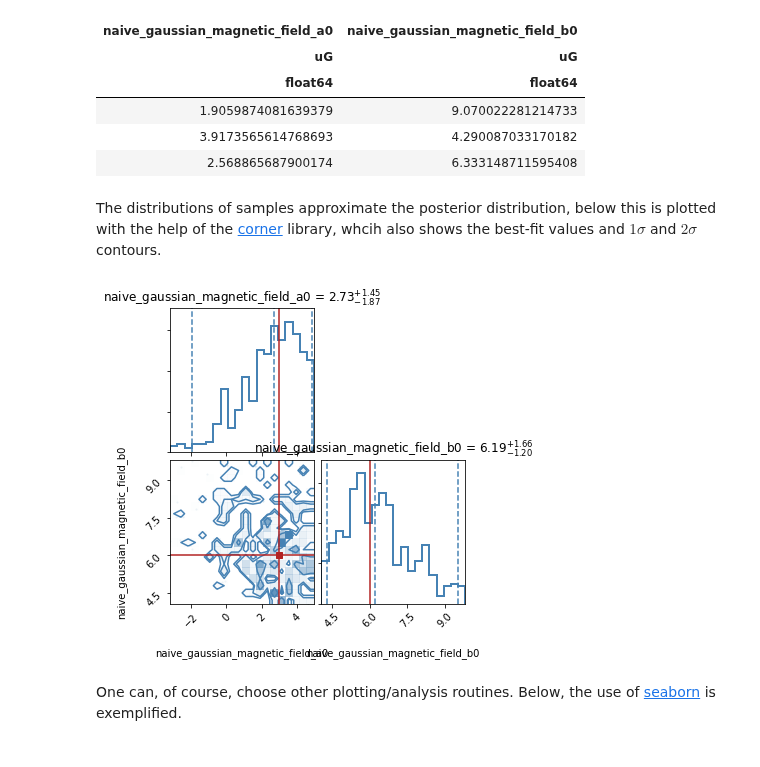
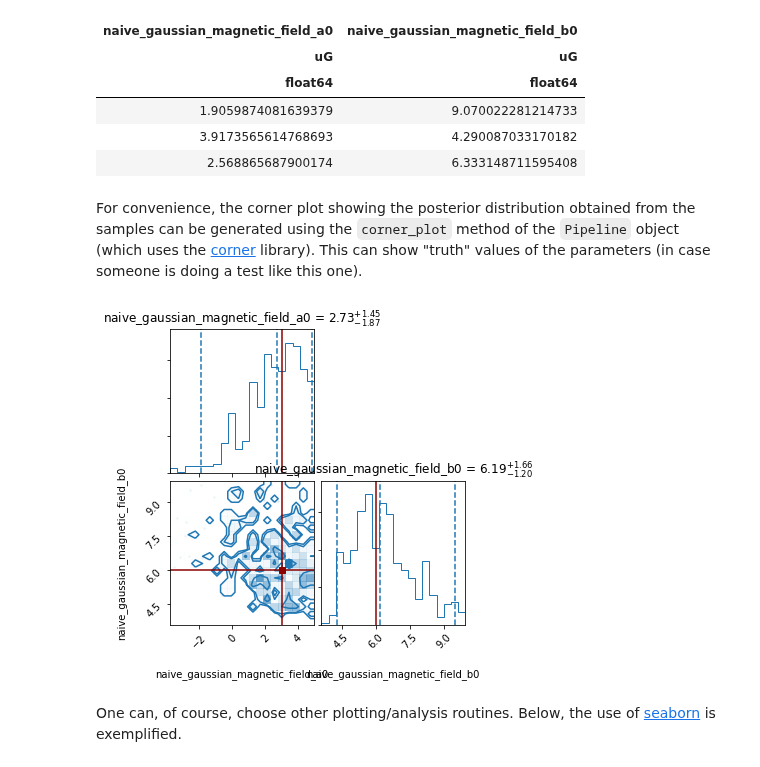
Before and after one commit to IMAGINE-Consortium/imagine, a Jupyter notebook: tutorials/tutorial_one.ipynb, the cells around one changed output. Drawn from its saved outputs; the diff is of its cells as text; code cells hidden in the pictures.

Commit message:
Implements standard summary report (with corner plot #41) Updates tutorial_one accordingly.

```diff
--- a/tutorials/tutorial_one.ipynb
+++ b/tutorials/tutorial_one.ipynb
@@ -301,5 +291,3 @@ QTable length=3
 | 1.9059874081639379 | 9.070022281214733 |
 | 3.9173565614768693 | 4.290087033170182 |
 | 2.568865687900174 | 6.333148711595408 |
-# %% [markdown]
-The distributions of samples approximate the posterior distribution, below this is plotted with the help of the [corner](https://corner.readthedocs.io/en/latest/) library, whcih also shows the best-fit values and $1\sigma$ and $2\sigma$ contours.
@@ -329,7 +294,11 @@ def plot_samples_corner(samp):
-# %%
-plot_samples_corner(samples)
-# %% [output]
-[figure, removed]
+# %% [markdown]
+For convenience, the corner plot showing the posterior distribution obtained from the samples can be generated using the `corner_plot` method of the `Pipeline` object
+(which uses the [corner](https://corner.readthedocs.io/en/latest/) library). This can show "truth" values of the parameters (in case someone is doing a test like this one).
+# %%
+pipeline.corner_plot(truths_dict={'naive_gaussian_magnetic_field_a0': 3,
+                                  'naive_gaussian_magnetic_field_b0': 6});
+# %% [output]
+[figure, added]
 # %% [markdown]
 One can, of course, choose other plotting/analysis routines. Below, the use of [seaborn](http://seaborn.pydata.org) is exemplified.
 # %%
```
Also changed, not shown: parts of 10 cells of this notebook, 2 other files.
